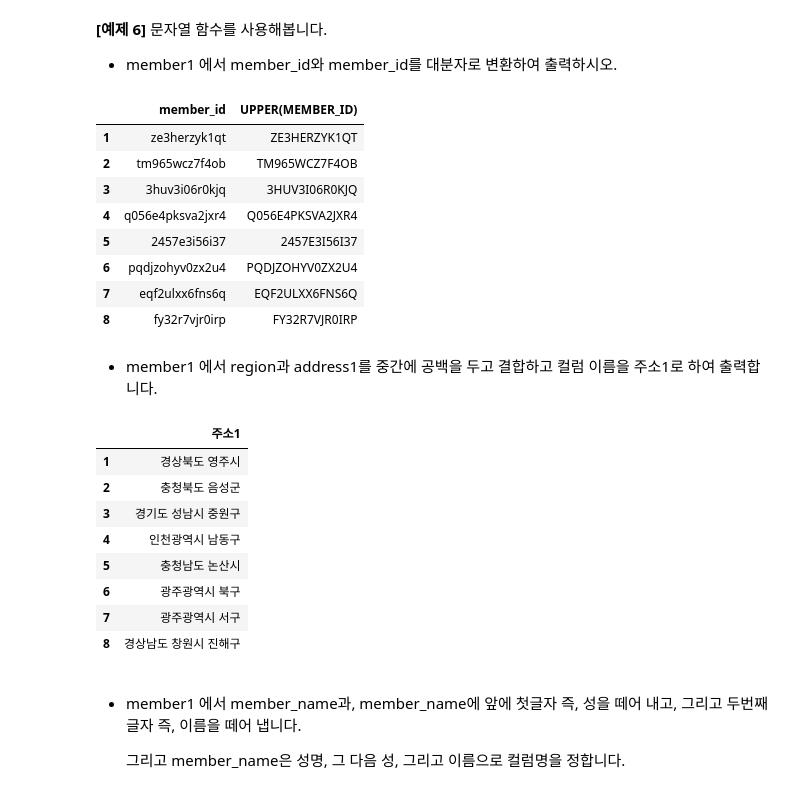
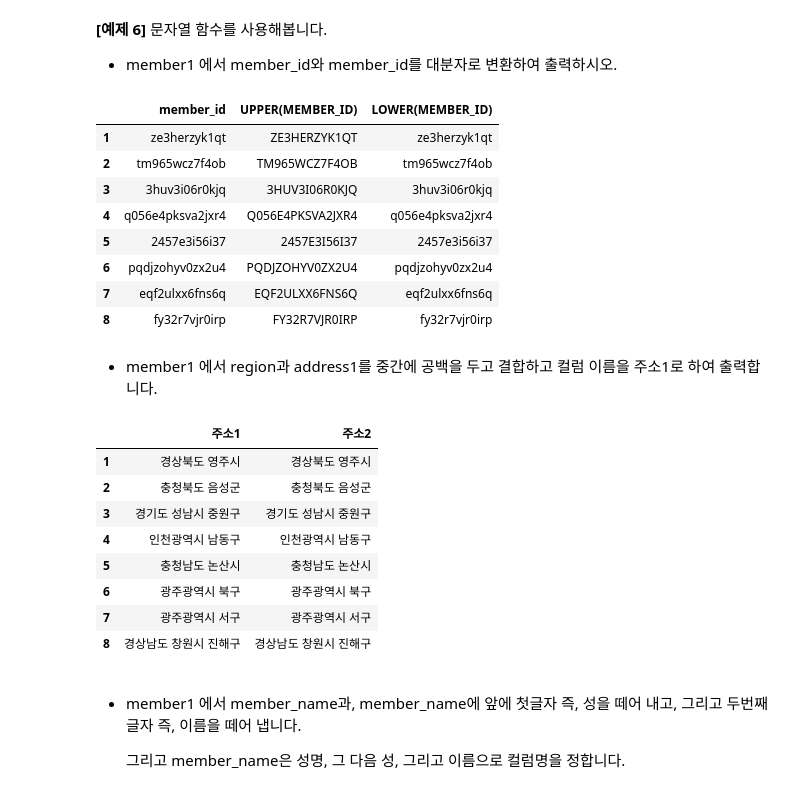
Before and after one commit to sunkusun9/SQLD_2508, a Jupyter notebook: note/1.SQL 기본.ipynb, the cells around one changed output. Drawn from its saved outputs; the diff is of its cells as text; code cells hidden in the pictures.

```diff
--- a/note/1.SQL 기본.ipynb
+++ b/note/1.SQL 기본.ipynb
@@ -402,33 +418,33 @@ SELECT cos(0), cos(3.1415925 / 2), sin(0), sin(3.1415925 / 2)  FROM DUAL;
 # %%
 %%SQL
 
-SELECT member_id, upper(member_id) FROM member1;
+SELECT member_id, upper(member_id), lower(member_id) FROM member1;
 # %% [output]
-|  | member_id | UPPER(MEMBER_ID) |
-| 1 | ze3herzyk1qt | ZE3HERZYK1QT |
-| 2 | tm965wcz7f4ob | TM965WCZ7F4OB |
-| 3 | 3huv3i06r0kjq | 3HUV3I06R0KJQ |
-| 4 | q056e4pksva2jxr4 | Q056E4PKSVA2JXR4 |
-| 5 | 2457e3i56i37 | 2457E3I56I37 |
-| 6 | pqdjzohyv0zx2u4 | PQDJZOHYV0ZX2U4 |
-| 7 | eqf2ulxx6fns6q | EQF2ULXX6FNS6Q |
-| 8 | fy32r7vjr0irp | FY32R7VJR0IRP |
+|  | member_id | UPPER(MEMBER_ID) | LOWER(MEMBER_ID) |
+| 1 | ze3herzyk1qt | ZE3HERZYK1QT | ze3herzyk1qt |
+| 2 | tm965wcz7f4ob | TM965WCZ7F4OB | tm965wcz7f4ob |
+| 3 | 3huv3i06r0kjq | 3HUV3I06R0KJQ | 3huv3i06r0kjq |
+| 4 | q056e4pksva2jxr4 | Q056E4PKSVA2JXR4 | q056e4pksva2jxr4 |
+| 5 | 2457e3i56i37 | 2457E3I56I37 | 2457e3i56i37 |
+| 6 | pqdjzohyv0zx2u4 | PQDJZOHYV0ZX2U4 | pqdjzohyv0zx2u4 |
+| 7 | eqf2ulxx6fns6q | EQF2ULXX6FNS6Q | eqf2ulxx6fns6q |
+| 8 | fy32r7vjr0irp | FY32R7VJR0IRP | fy32r7vjr0irp |
 # %% [markdown]
 - member1 에서 region과 address1를 중간에 공백을 두고 결합하고 컬럼 이름을 주소1로 하여 출력합니다.
 # %%
 %%SQL
 
-SELECT CONCAT(CONCAT(region, ' ' ), address1) as 주소1 FROM member1;
+SELECT CONCAT(CONCAT(region, ' ' ), address1) as 주소1, region || ' ' || address1 as 주소2 FROM member1;
 # %% [output]
-|  | 주소1 |
-| 1 | 경상북도 영주시 |
-| 2 | 충청북도 음성군 |
-| 3 | 경기도 성남시 중원구 |
-| 4 | 인천광역시 남동구 |
-| 5 | 충청남도 논산시 |
-| 6 | 광주광역시 북구 |
-| 7 | 광주광역시 서구 |
-| 8 | 경상남도 창원시 진해구 |
+|  | 주소1 | 주소2 |
+| 1 | 경상북도 영주시 | 경상북도 영주시 |
+| 2 | 충청북도 음성군 | 충청북도 음성군 |
+| 3 | 경기도 성남시 중원구 | 경기도 성남시 중원구 |
+| 4 | 인천광역시 남동구 | 인천광역시 남동구 |
+| 5 | 충청남도 논산시 | 충청남도 논산시 |
+| 6 | 광주광역시 북구 | 광주광역시 북구 |
+| 7 | 광주광역시 서구 | 광주광역시 서구 |
+| 8 | 경상남도 창원시 진해구 | 경상남도 창원시 진해구 |
 # %% [markdown]
 - member1 에서 member_name과, member_name에 앞에 첫글자 즉, 성을 떼어 내고, 그리고 두번째 글자 즉, 이름을 떼어 냅니다.
 
```
Also changed, not shown: parts of 36 cells of this notebook, 2 other files.
